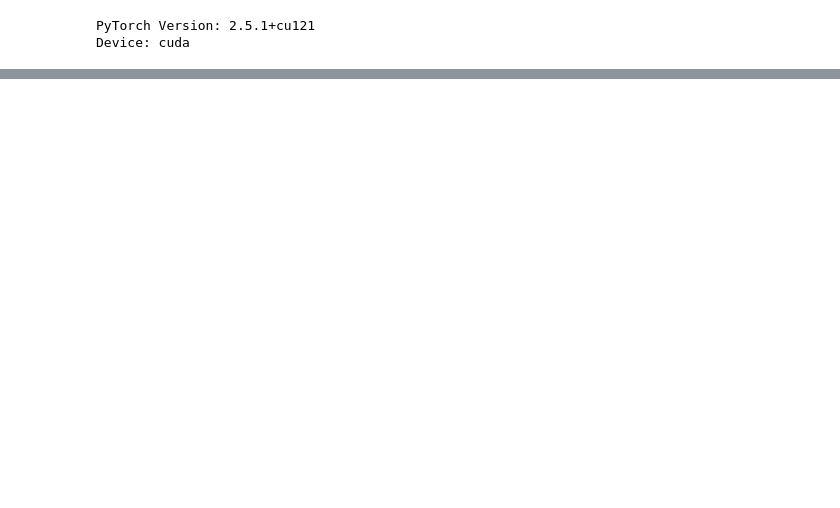
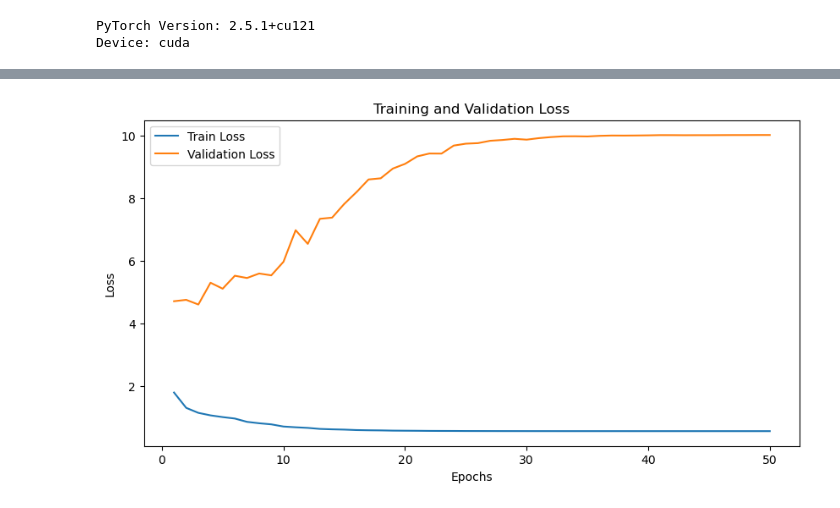
Before and after one commit to Soumya21001/wafer-map-net, a Jupyter notebook: Robust_wafer_detection.ipynb, the cells around one changed output, grey strips where cells are left out. Saved outputs shown, nothing was run; the diff lists cells and outputs as text; code cells hidden in the pictures; blank space fills up the shorter version.

```diff
--- a/Robust_wafer_detection.ipynb
+++ b/Robust_wafer_detection.ipynb
@@ -372,17 +274,18 @@ class VGG16Classifier(nn.Module):
             feature_dim (int): Feature dimensionality from the feature extractor.
         """
         super(VGG16Classifier, self).__init__()
+
         self.classifier = nn.Sequential(
-            nn.Dropout(),
-            nn.Linear(feature_dim, 4096),
-            nn.BatchNorm1d(4096),
+            nn.Dropout(0.8),
+            nn.Linear(feature_dim, 256),
+            #nn.BatchNorm1d(256),
+            #nn.ReLU(True),
+            #nn.Dropout(0.8),
+            #nn.Linear(256, 128),
+            nn.BatchNorm1d(256),
             nn.ReLU(True),
-            nn.Dropout(),
-            nn.Linear(4096, 4096),
-            nn.BatchNorm1d(4096),
-            nn.ReLU(True),
-            nn.Dropout(),
-            nn.Linear(4096, num_classes),
+            nn.Dropout(0.8),
+            nn.Linear(256, num_classes),
         )
         if init_weights:
             self._initialize_weights()
@@ -390,15 +293,27 @@ class VGG16Classifier(nn.Module):
     def forward(self, x):
         x = x.view(x.size(0), -1)  # Flatten features for linear layers
         x = self.classifier(x)
-        return torch.sigmoid(x)  # Sigmoid for multi-label classification
+        return x #torch.sigmoid(x)  # Sigmoid for multi-label classification
 
     def _initialize_weights(self):
         """
         Initializes the weights of the classifier layers.
         """
         for m in self.modules():
-            if isinstance(m, nn.Linear):
-                nn.init.kaiming_normal_(m.weight)
+            if isinstance(m, nn.Conv2d):
+                n = m.kernel_size[0] * m.kernel_size[1] * m.out_channels
+                m.weight.data.normal_(0, math.sqrt(2. / n))
                 if m.bias is not None:
-                    nn.init.constant_(m.bias, 0)
+                    m.bias.data.zero_()
+            elif isinstance(m, nn.BatchNorm2d):
+                m.weight.data.fill_(1)
+                m.bias.data.zero_()
+            elif isinstance(m, nn.Linear):
+                m.weight.data.normal_(0, 0.01)
+                m.bias.data.zero_()
+        # for m in self.modules():
+        #     if isinstance(m, nn.Linear):
+        #         nn.init.kaiming_normal_(m.weight)
+        #         if m.bias is not None:
+        #             nn.init.constant_(m.bias, 0)
 # %%
@@ -653,0 +566,4 @@ visualize_predictions(test_data, true_labels, predicted_labels, sample_idx)
+# %%
+cdada.plot_loss()  # To visualize training and validation loss.
+# %% [output]
+[figure, added]
```
Also changed, not shown: parts of 19 cells of this notebook.
